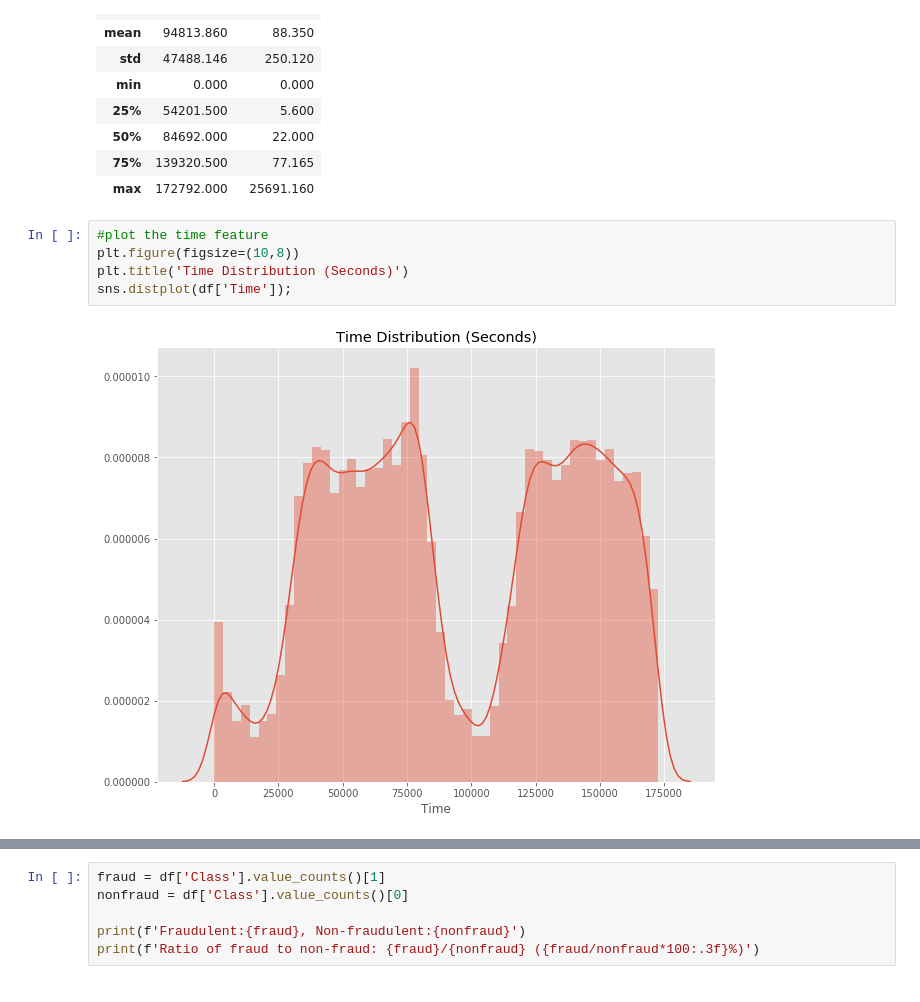
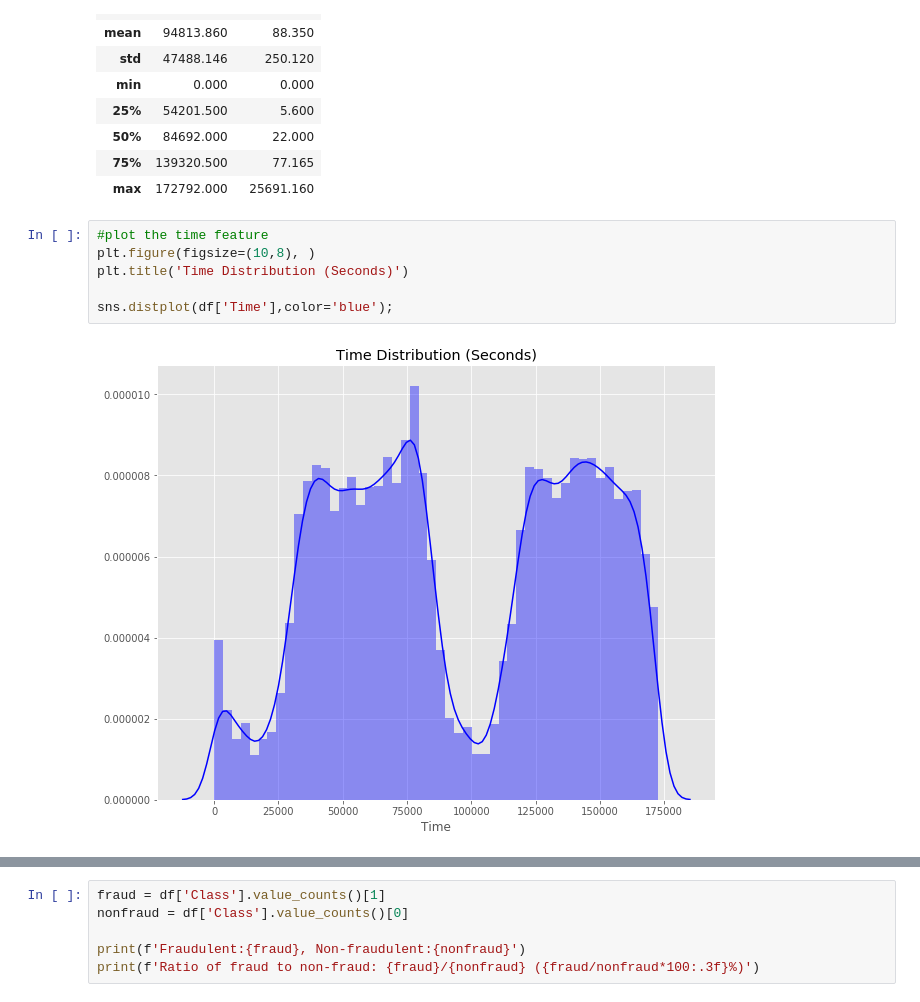
Before and after one commit to rmacaraeg/CC_Fraud, a Jupyter notebook: ccfraud.ipynb, the cells around one changed output, grey strips where cells are left out. Saved outputs shown, nothing was run; the diff lists cells and outputs as text.

```diff
--- a/ccfraud.ipynb
+++ b/ccfraud.ipynb
@@ -80,11 +80,12 @@ df.loc[:, ['Time', 'Amount']].describe()
 | max | 172792.000 | 25691.160 |
 # %%
 #plot the time feature
-plt.figure(figsize=(10,8))
+plt.figure(figsize=(10,8), )
 plt.title('Time Distribution (Seconds)')
-sns.distplot(df['Time']);
+
+sns.distplot(df['Time'],color='blue');
 # %% [output]
-[figure, old version]
+[figure, new version]
 # %%
 #plot the amount feature
 plt.figure(figsize=(10,8))
```
Also changed, not shown: parts of 14 cells of this notebook.
